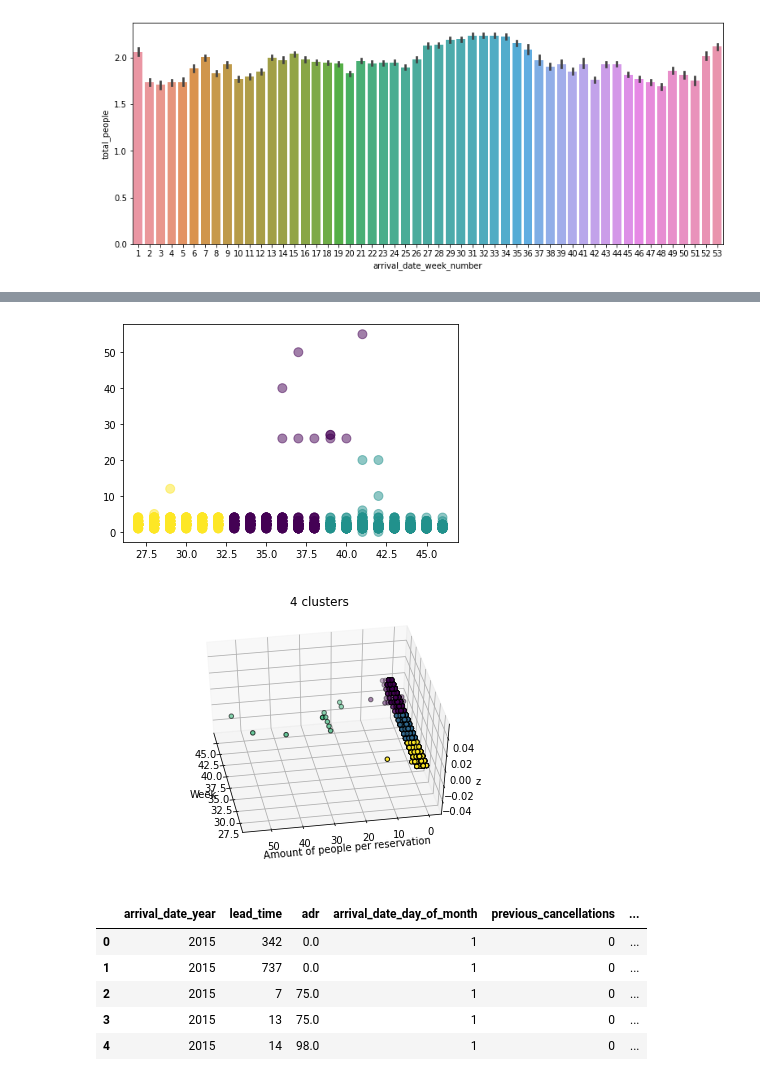
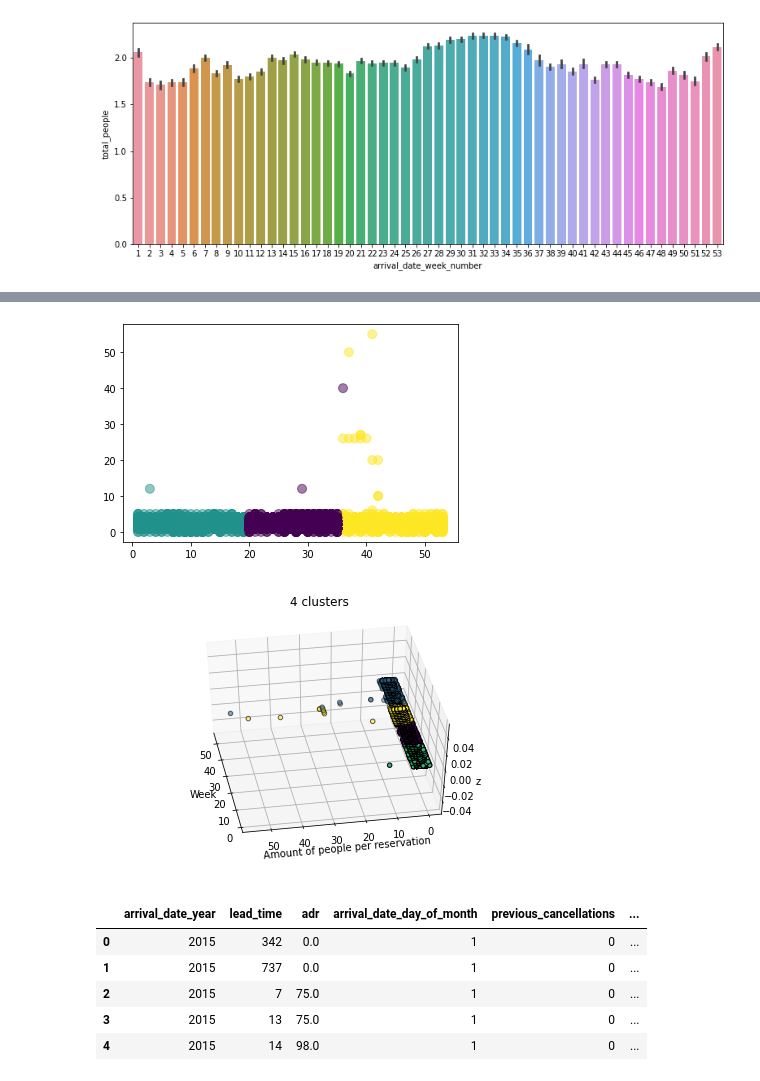
Before and after one commit to as-sah/Hotel-Booking-Demand-Prediction, a Jupyter notebook: Hotel_Bookings_Analysis.ipynb, the cells around one changed output, grey strips where cells are left out. Saved outputs shown, nothing was run; the diff lists cells and outputs as text; code cells hidden in the pictures.

Commit message:
removed the iloc part and small clean up

```diff
--- a/Hotel_Bookings_Analysis.ipynb
+++ b/Hotel_Bookings_Analysis.ipynb
@@ -454,15 +447,15 @@ week
 Name: avg_people, dtype: float64
 # %%
 test1 = pd.DataFrame(columns = ['arrival_date_week_number', 'total_people'])
-test1['arrival_date_week_number'] = ld_iloc['arrival_date_week_number']
-test1['total_people'] = ld_iloc['total_people']
+test1['arrival_date_week_number'] = ld['arrival_date_week_number']
+test1['total_people'] = ld['total_people']
 
 kmeans = KMeans(n_clusters=3).fit(test1)
 
 plt.scatter(test1['arrival_date_week_number'], test1['total_people'], c= kmeans.labels_.astype(float), s=80, alpha=0.5)
 plt.show()
 # %% [output]
-[figure, old version]
+[figure, new version]
 # %%
 estimators = [('k_means', KMeans(n_clusters=4))]
 fignum = 1
@@ -484,7 +477,7 @@ for name, est in estimators:
     ax.dist = 12
     fignum = fignum + 1
 # %% [output]
-[figure, old version]
+[figure, new version]
 # %%
 # data prediction
 # splitting dataset
```
Also changed, not shown: parts of 8 cells of this notebook.
